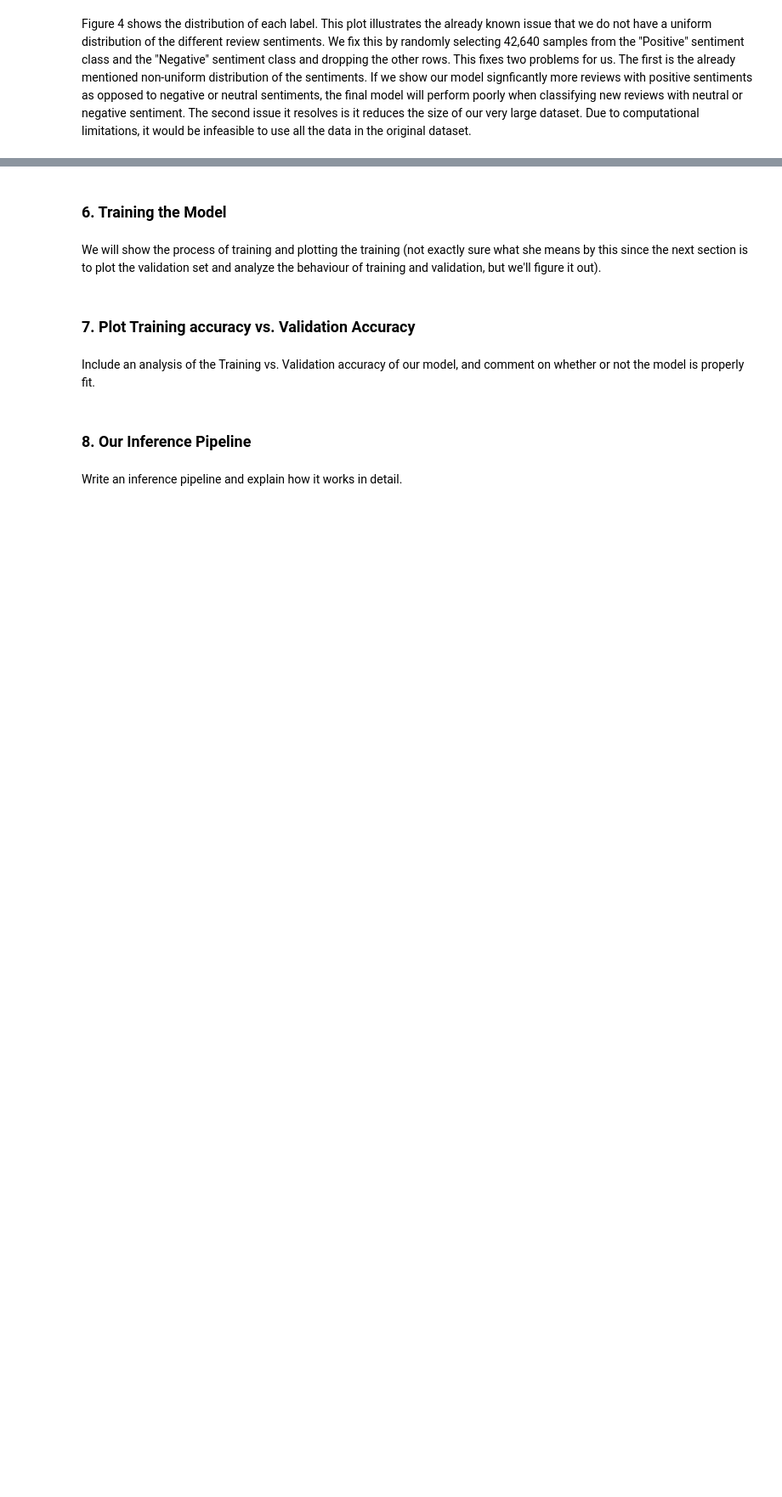
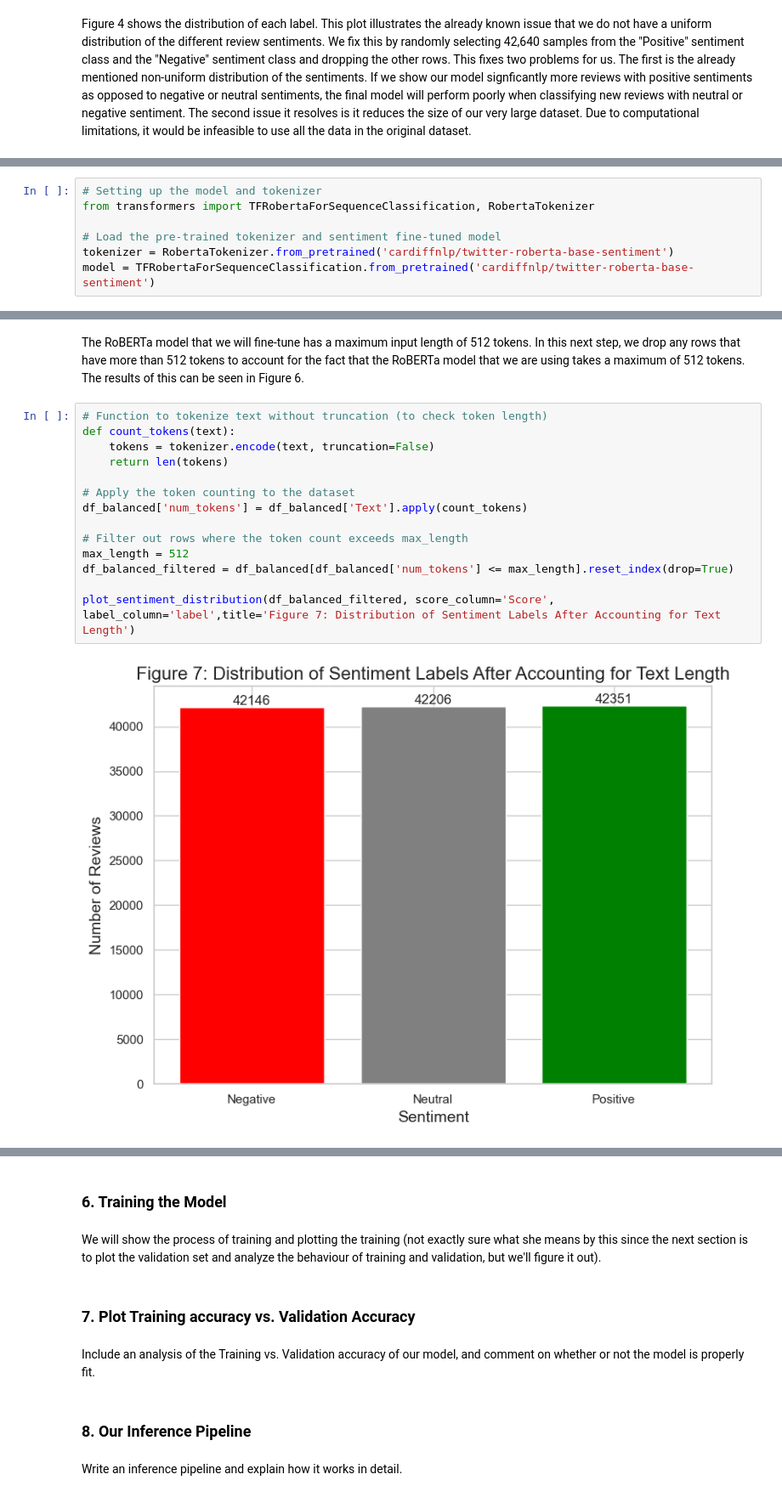
Before and after one commit to mqarmout/amazon_sentiment_analysis, a Jupyter notebook: math_for_DL_project.ipynb, the cells around one changed output, grey strips where cells are left out. Shown at 85% size. Cells and saved outputs as stored; diff of their text form; blank space fills up the shorter version.

```diff
--- a/math_for_DL_project.ipynb
+++ b/math_for_DL_project.ipynb
@@ -253,0 +258,7 @@ plt.show()
+# %%
+# Setting up the model and tokenizer
+from transformers import TFRobertaForSequenceClassification, RobertaTokenizer
+
+# Load the pre-trained tokenizer and sentiment fine-tuned model
+tokenizer = RobertaTokenizer.from_pretrained('cardiffnlp/twitter-roberta-base-sentiment')
+model = TFRobertaForSequenceClassification.from_pretrained('cardiffnlp/twitter-roberta-base-sentiment')
@@ -253,0 +270,18 @@ plt.show()
+# %% [markdown]
+The RoBERTa model that we will fine-tune has a maximum input length of 512 tokens. In this next step, we drop any rows that have more than 512 tokens to account for the fact that the RoBERTa model that we are using takes a maximum of 512 tokens. The results of this can be seen in Figure 6.
+# %%
+# Function to tokenize text without truncation (to check token length)
+def count_tokens(text):
+    tokens = tokenizer.encode(text, truncation=False)
+    return len(tokens)
+
+# Apply the token counting to the dataset
+df_balanced['num_tokens'] = df_balanced['Text'].apply(count_tokens)
+
+# Filter out rows where the token count exceeds max_length
+max_length = 512
+df_balanced_filtered = df_balanced[df_balanced['num_tokens'] <= max_length].reset_index(drop=True)
+
+plot_sentiment_distribution(df_balanced_filtered, score_column='Score', label_column='label',title='Figure 7: Distribution of Sentiment Labels After Accounting for Text Length')
+# %% [output]
+[figure, added]
```
Also changed, not shown: parts of 15 cells of this notebook.
